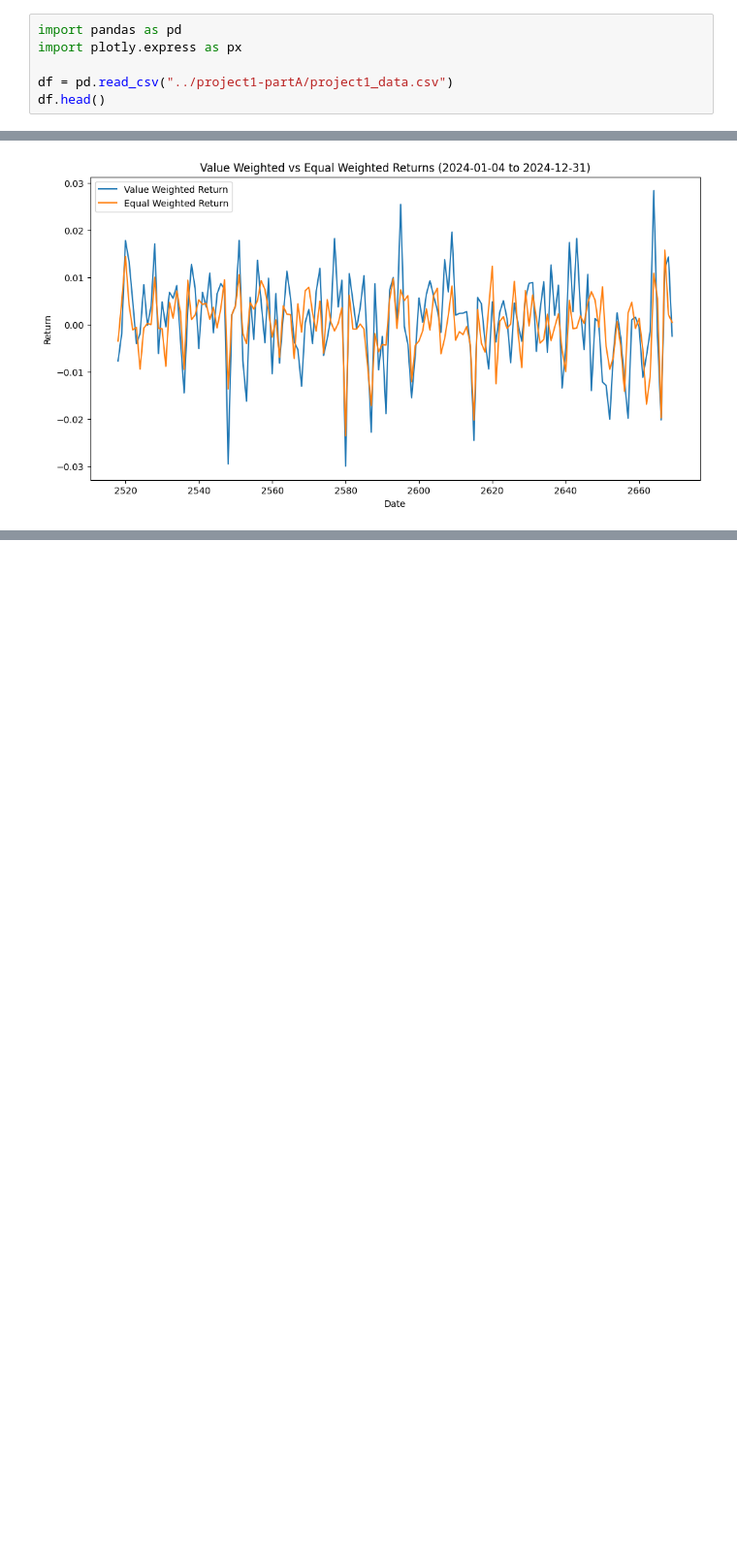
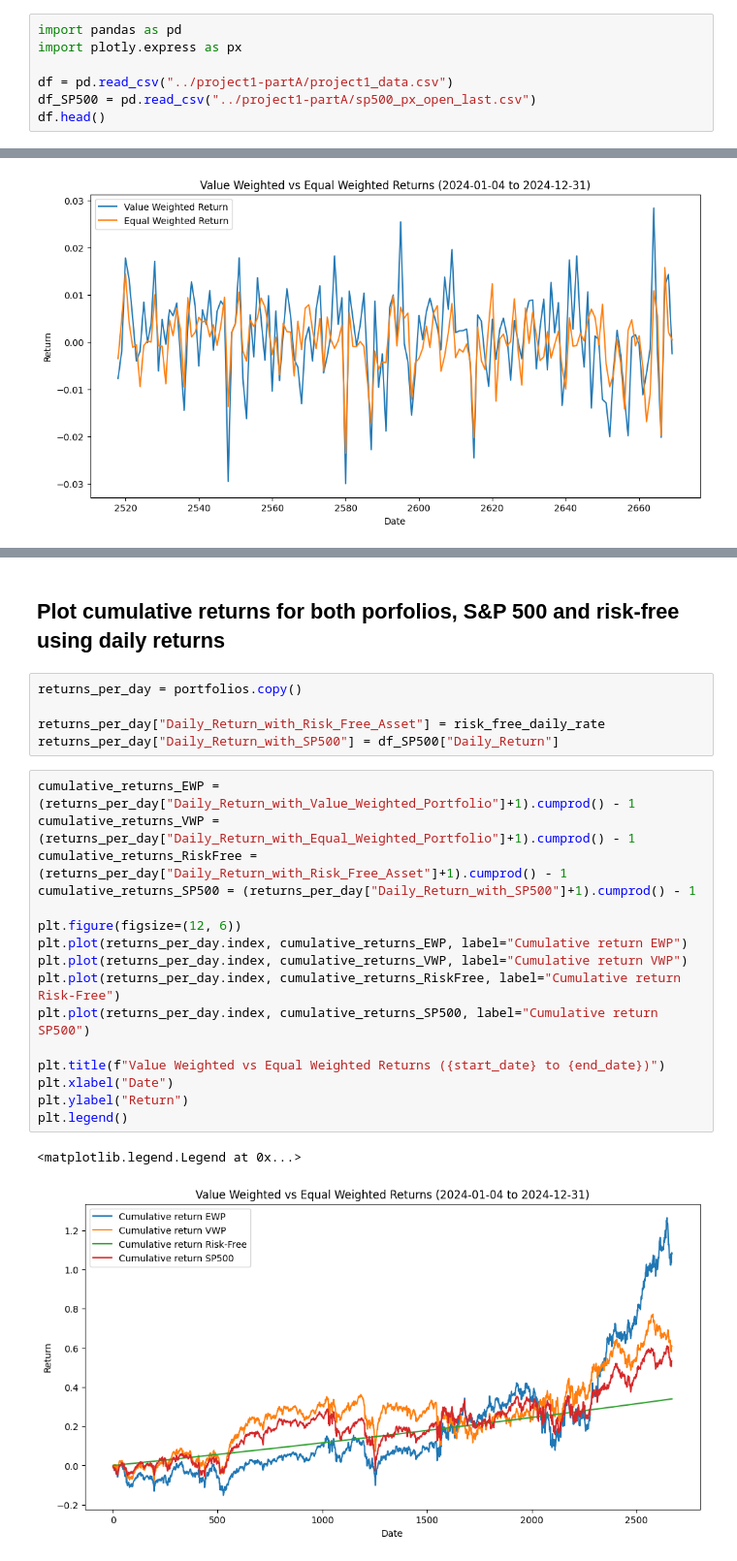
Before and after one commit to williankal/quant_fin, a Jupyter notebook: pedro/part-A.ipynb, the cells around one changed output, grey strips where cells are left out. Shown at 97% size. Drawn from its saved outputs; the diff is of its cells as text; blank space fills up the shorter version.

```diff
--- a/pedro/part-A.ipynb
+++ b/pedro/part-A.ipynb
@@ -3,6 +7,7 @@ import pandas as pd
 import plotly.express as px
 
 df = pd.read_csv("../project1-partA/project1_data.csv")
+df_SP500 = pd.read_csv("../project1-partA/sp500_px_open_last.csv")
 df.head()
 # %% [output]
 |  | Date | PX_LAST | PX_OPEN | PX_HIGH | PX_LOW | PX_VOLUME | CUR_MKT_CAP | Ticker | Market_Value |
@@ -252,0 +373,26 @@ plt.legend()
+# %% [markdown]
+## Plot cumulative returns for both porfolios, S&P 500 and risk-free using daily returns
+# %%
+returns_per_day = portfolios.copy()
+
+returns_per_day["Daily_Return_with_Risk_Free_Asset"] = risk_free_daily_rate
+returns_per_day["Daily_Return_with_SP500"] = df_SP500["Daily_Return"]
+# %%
+cumulative_returns_EWP = (returns_per_day["Daily_Return_with_Value_Weighted_Portfolio"]+1).cumprod() - 1
+cumulative_returns_VWP = (returns_per_day["Daily_Return_with_Equal_Weighted_Portfolio"]+1).cumprod() - 1
+cumulative_returns_RiskFree = (returns_per_day["Daily_Return_with_Risk_Free_Asset"]+1).cumprod() - 1
+cumulative_returns_SP500 = (returns_per_day["Daily_Return_with_SP500"]+1).cumprod() - 1
+
+plt.figure(figsize=(12, 6))
+plt.plot(returns_per_day.index, cumulative_returns_EWP, label="Cumulative return EWP")
+plt.plot(returns_per_day.index, cumulative_returns_VWP, label="Cumulative return VWP")
+plt.plot(returns_per_day.index, cumulative_returns_RiskFree, label="Cumulative return Risk-Free")
+plt.plot(returns_per_day.index, cumulative_returns_SP500, label="Cumulative return SP500")
+
+plt.title(f"Value Weighted vs Equal Weighted Returns ({start_date} to {end_date})")
+plt.xlabel("Date")
+plt.ylabel("Return")
+plt.legend()
+# %% [output]
+<matplotlib.legend.Legend at 0x...>
+[figure, added]
```
Also changed, not shown: parts of 27 cells of this notebook, 3 other files.
